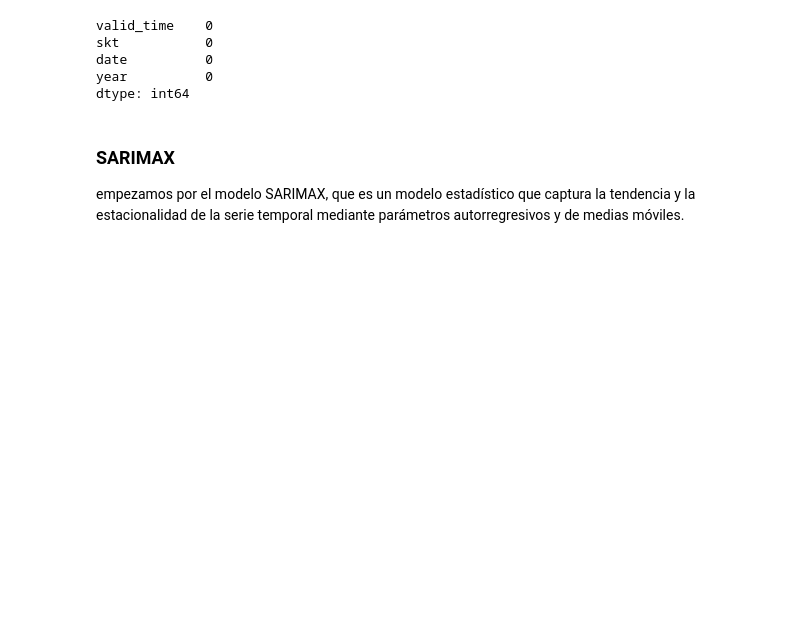
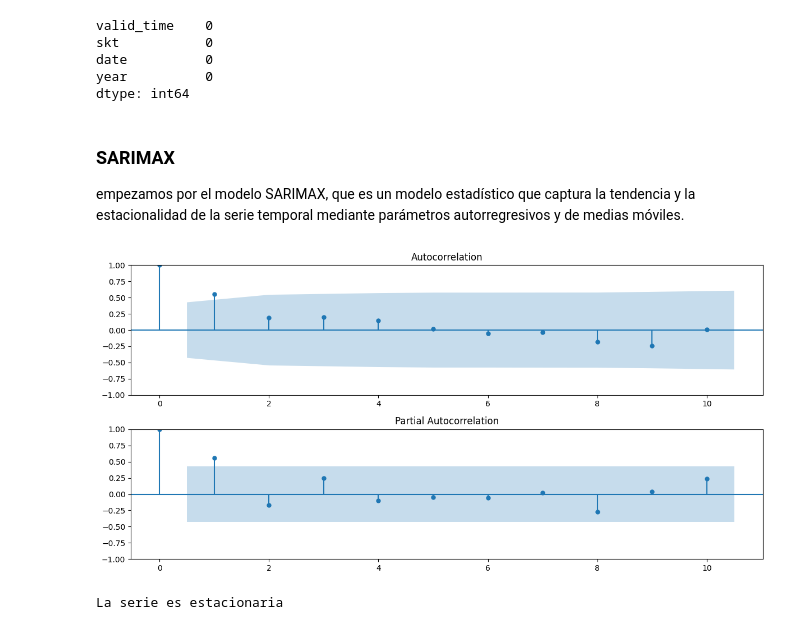
Before and after one commit to AlexSG29/Modelos_Econometricos, a Jupyter notebook: ultimo taller/taller.ipynb, the cells around one changed output. Cells and saved outputs as stored; diff of their text form; code cells hidden in the pictures; blank space fills up the shorter version.

```diff
--- a/ultimo taller/taller.ipynb
+++ b/ultimo taller/taller.ipynb
@@ -139,3 +139,25 @@ test = df_yearly[df_yearly['year'] > 2020]
 # %% [markdown]
 ### SARIMAX
 empezamos por el modelo SARIMAX, que es un modelo estadístico que captura la tendencia y la estacionalidad de la serie temporal mediante parámetros autorregresivos y de medias móviles.
+# %%
+# Graficar la funcion de ACF y PACF
+from statsmodels.graphics.tsaplots import plot_acf, plot_pacf
+plt.figure(figsize=(12, 6))
+plt.subplot(2, 1, 1)
+plot_acf(train['skt'], ax=plt.gca(), lags=10)
+plt.subplot(2, 1, 2)
+plot_pacf(train['skt'], ax=plt.gca(), lags=10)
+plt.tight_layout()
+plt.show()
+# %% [output]
+[figure, added]
+# %%
+#Prueba Augmented Dickey-Fuller para verificar estacionariedad
+from statsmodels.tsa.stattools import adfuller
+result = adfuller(train['skt'])
+if result[1] < 0.05:
+    print('La serie es estacionaria')
+else:
+    print('La serie no es estacionaria')
+# %% [output]
+La serie es estacionaria
```
Also changed, not shown: parts of 11 cells of this notebook.
